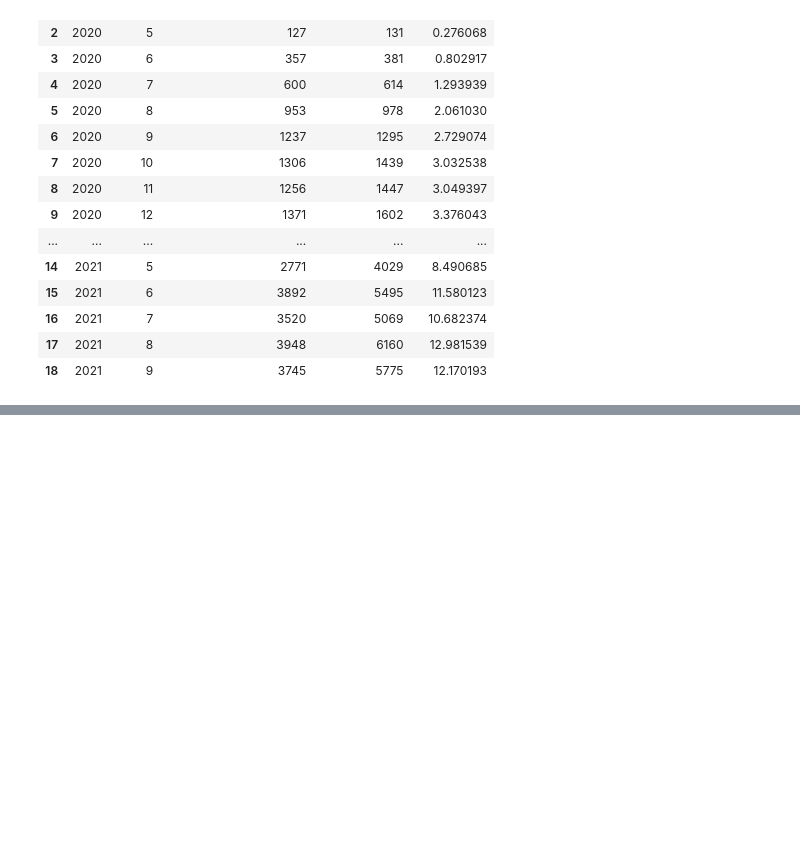
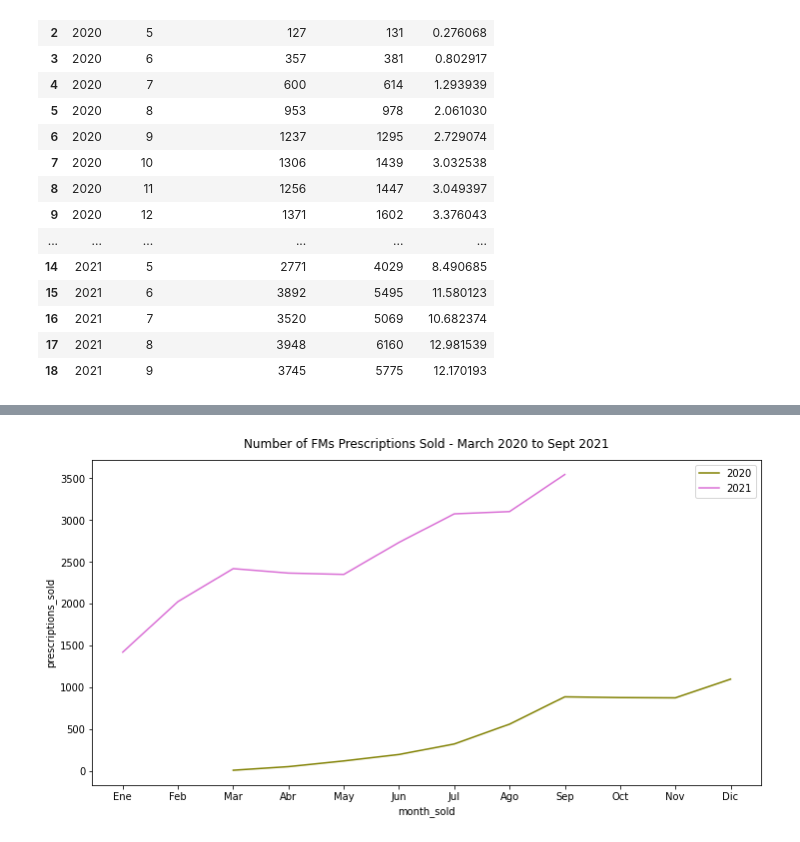
Before and after one commit to princeKike27/Khiron-Next-Buyers-FM, a Jupyter notebook: Khiron_Next_Buyers_FM.ipynb, the cells around one changed output, grey strips where cells are left out. Saved outputs shown, nothing was run; the diff lists cells and outputs as text; code cells hidden in the pictures; blank space fills up the shorter version.

```diff
--- a/Khiron_Next_Buyers_FM.ipynb
+++ b/Khiron_Next_Buyers_FM.ipynb
@@ -357,0 +567,3 @@ plt.show()
+# %%
+# change fecha_oc type to datetime
+df_sales['fecha_oc'] = pd.to_datetime(df_sales['fecha_oc'])
@@ -357,0 +580,6 @@ plt.show()
+# %%
+# create a month and year column
+df_sales['month_sold'] = pd.DatetimeIndex(df_sales['fecha_oc']).month
+df_sales['year_sold'] = pd.DatetimeIndex(df_sales['fecha_oc']).year
+
+df_sales.head()
@@ -357,0 +593,13 @@ plt.show()
+# %%
+# function to calculate number of prescriptions sold
+def num_sold(df):
+  calc = {}
+  calc['prescriptions_sold'] = len(df)
+
+  return pd.Series(calc, index=['prescriptions_sold'])
+# %%
+# prescriptions sold by year /month
+presc_sold_month = df_sales.groupby(['year_sold', 'month_sold']).apply(num_sold).reset_index()
+
+presc_sold_month['%'] = (presc_sold_month.prescriptions_sold / presc_sold_month.prescriptions_sold.sum()) * 100
+presc_sold_month
@@ -357,0 +624,16 @@ plt.show()
+# %%
+# lineplot of prescriptions sold by year / month
+
+f, ax = plt.subplots(figsize=(12, 6))
+
+sns.lineplot(x=presc_sold_month.month_sold, y=presc_sold_month.prescriptions_sold,\
+             hue=presc_sold_month.year_sold, palette=['olive', 'orchid'])
+
+ax.set_xticks([1,2,3,4,5,6,7,8,9,10,11,12])
+ax.set_xticklabels(['Ene', 'Feb', 'Mar', 'Abr', 'May', 'Jun', 'Jul', 'Ago', 'Sep', 'Oct', 'Nov', 'Dic'])
+
+plt.title('Number of FMs Prescriptions Sold - March 2020 to Sept 2021', pad=12)
+plt.legend()
+plt.show()
+# %% [output]
+[figure, added]
```
Also changed, not shown: parts of 42 cells of this notebook.
